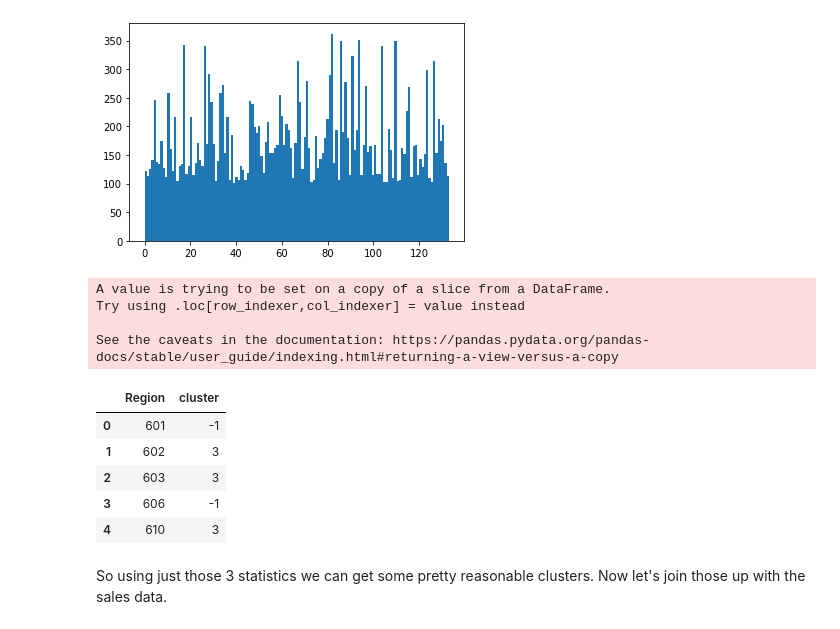
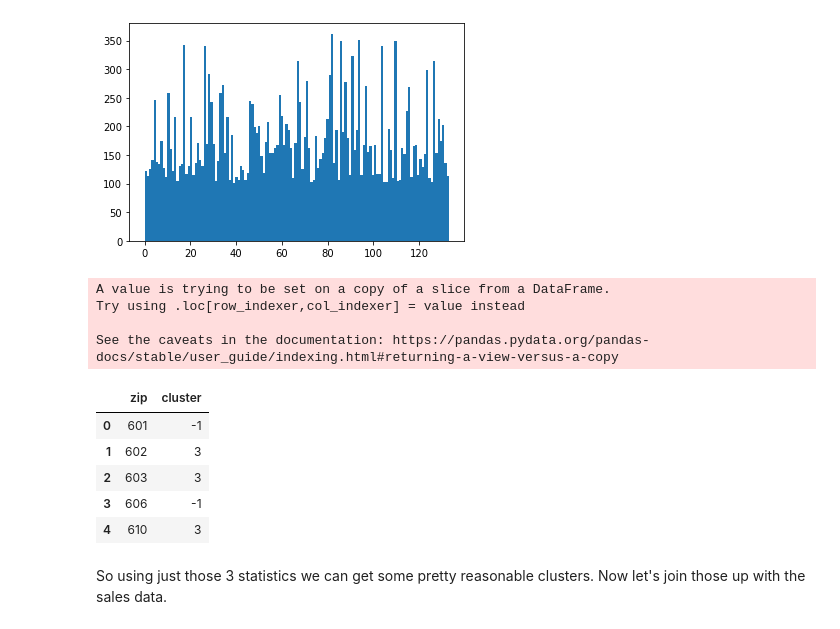
Before and after one commit to joshuajnoble/w207_group_project, a Jupyter notebook: demographics_clustering_DBSCAN.ipynb, the cells around one changed output. Saved outputs shown, nothing was run; the diff lists cells and outputs as text; code cells hidden in the pictures.

```diff
--- a/demographics_clustering_DBSCAN.ipynb
+++ b/demographics_clustering_DBSCAN.ipynb
@@ -121,14 +121,13 @@ dtype: int64
 # %%
 clusters = reduced_demos[['zip']]
 clusters["cluster"] = labels
-clusters = clusters.rename(columns={"zip":"Region"})
 clusters.head()
 # %% [output]
 A value is trying to be set on a copy of a slice from a DataFrame.
 Try using .loc[row_indexer,col_indexer] = value instead
 
 See the caveats in the documentation: https://pandas.pydata.org/pandas-docs/stable/user_guide/indexing.html#returning-a-view-versus-a-copy
-|  | Region | cluster |
+|  | zip | cluster |
 | 0 | 601 | -1 |
 | 1 | 602 | 3 |
 | 2 | 603 | 3 |
```
Also changed, not shown: parts of 8 cells of this notebook.
